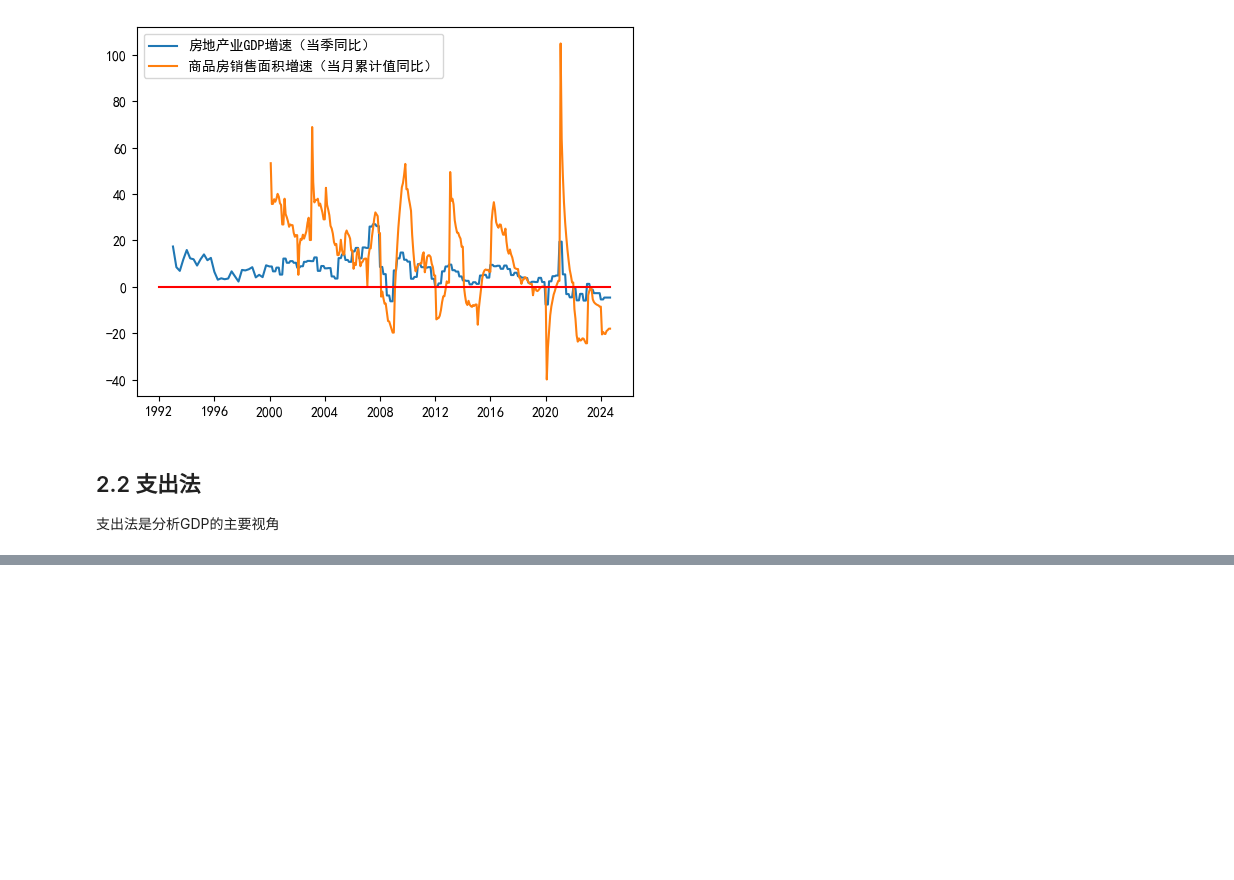
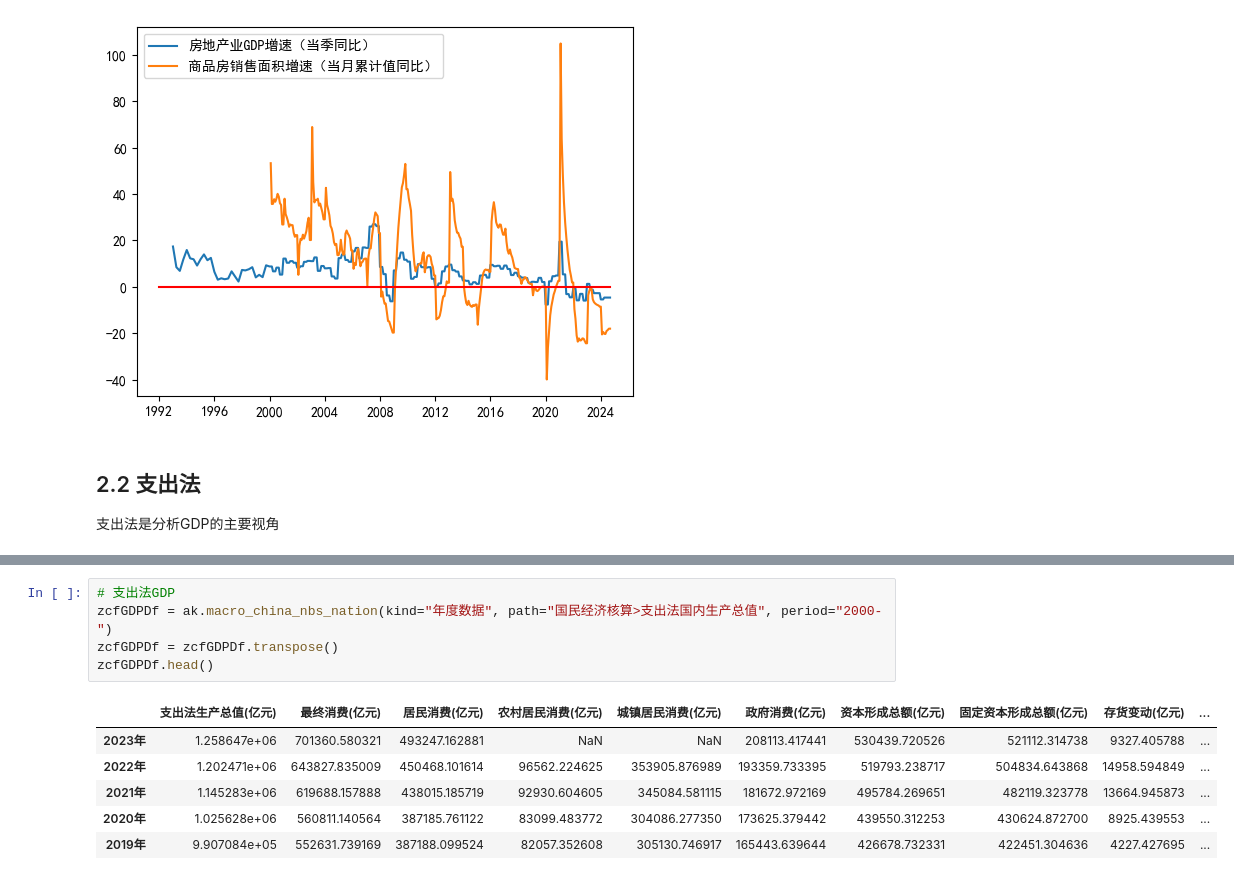
Before and after one commit to kampfer/various-data, a Jupyter notebook: src/researches/jupyter/gdp.ipynb, the cells around one changed output, grey strips where cells are left out. Drawn from its saved outputs; the diff is of its cells as text; blank space fills up the shorter version.

```diff
--- a/src/researches/jupyter/gdp.ipynb
+++ b/src/researches/jupyter/gdp.ipynb
@@ -567,0 +632,12 @@ plt.legend()
+# %%
+# 支出法GDP
+zcfGDPDf = ak.macro_china_nbs_nation(kind="年度数据", path="国民经济核算>支出法国内生产总值", period="2000-")
+zcfGDPDf = zcfGDPDf.transpose()
+zcfGDPDf.head()
+# %% [output]
+|  | 支出法生产总值(亿元) | 最终消费(亿元) | 居民消费(亿元) | 农村居民消费(亿元) | 城镇居民消费(亿元) | 政府消费(亿元) | 资本形成总额(亿元) | 固定资本形成总额(亿元) | 存货变动(亿元) | ... |
+| 2023年 | 1.258647e+06 | 701360.580321 | 493247.162881 | NaN | NaN | 208113.417441 | 530439.720526 | 521112.314738 | 9327.405788 | ... |
+| 2022年 | 1.202471e+06 | 643827.835009 | 450468.101614 | 96562.224625 | 353905.876989 | 193359.733395 | 519793.238717 | 504834.643868 | 14958.594849 | ... |
+| 2021年 | 1.145283e+06 | 619688.157888 | 438015.185719 | 92930.604605 | 345084.581115 | 181672.972169 | 495784.269651 | 482119.323778 | 13664.945873 | ... |
+| 2020年 | 1.025628e+06 | 560811.140564 | 387185.761122 | 83099.483772 | 304086.277350 | 173625.379442 | 439550.312253 | 430624.872700 | 8925.439553 | ... |
+| 2019年 | 9.907084e+05 | 552631.739169 | 387188.099524 | 82057.352608 | 305130.746917 | 165443.639644 | 426678.732331 | 422451.304636 | 4227.427695 | ... |
```
Also changed, not shown: parts of 10 cells of this notebook.
